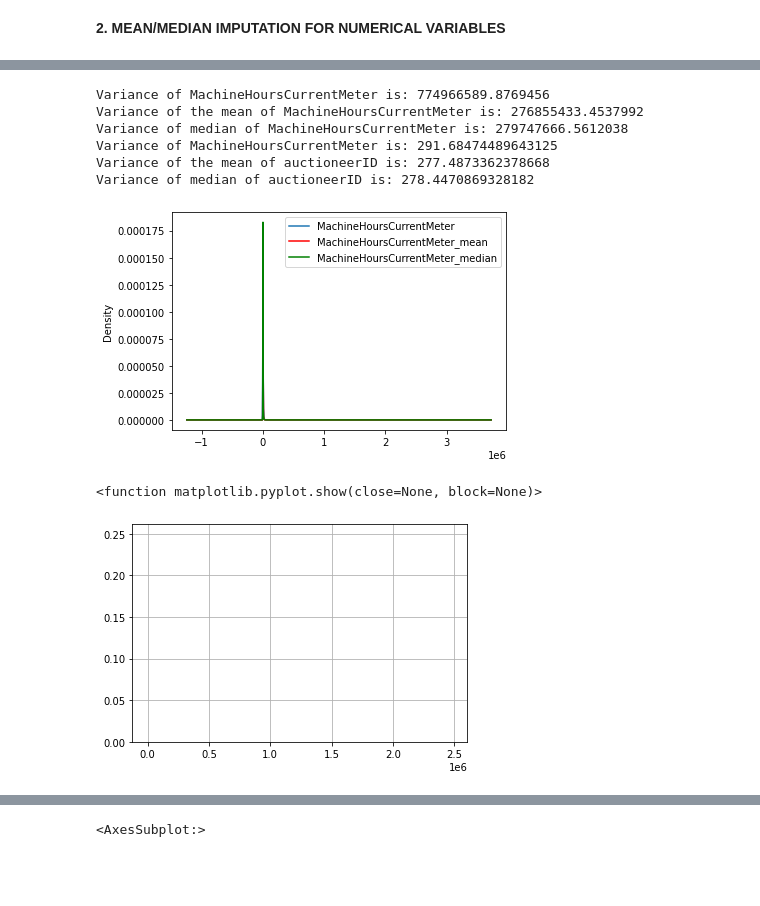
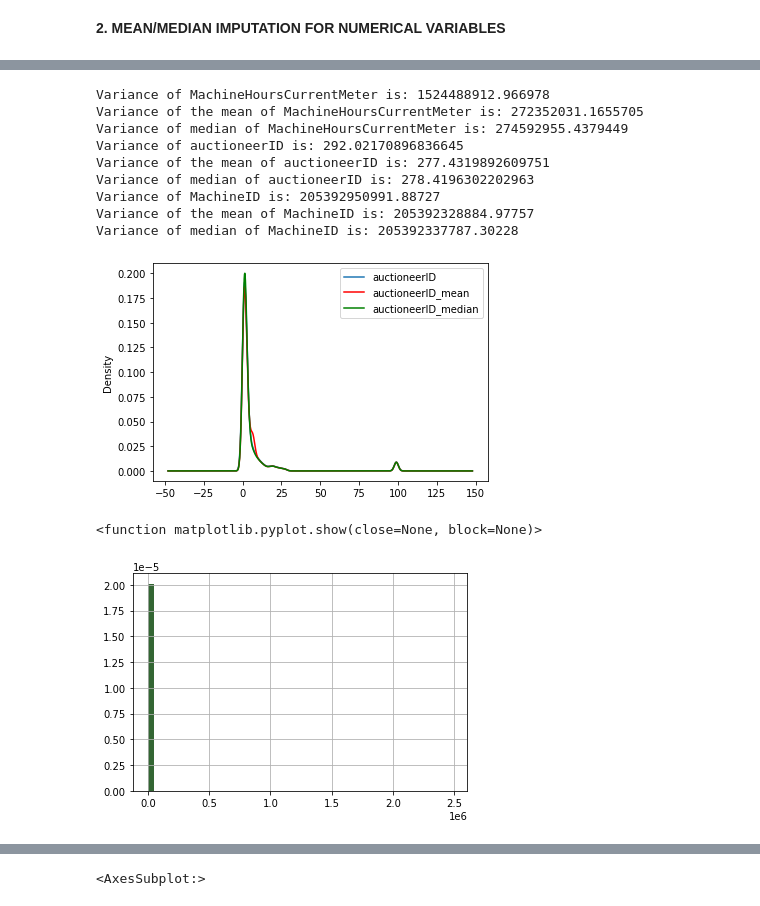
Before and after one commit to TROISTROIS/BLUE-BOOK-FOR-BULLDOZERS, a Jupyter notebook: blue-book-for-bulldozers.ipynb, the cells around one changed output, grey strips where cells are left out. Drawn from its saved outputs; the diff is of its cells as text; code cells hidden in the pictures; blank space fills up the shorter version.

```diff
--- a/blue-book-for-bulldozers.ipynb
+++ b/blue-book-for-bulldozers.ipynb
@@ -113,6 +113,11 @@ print("There are",len(nums),"numerical variables")
 # %% [output]
 ['SalesID', 'SalePrice', 'MachineID', 'ModelID', 'datasource', 'auctioneerID', 'YearMade', 'MachineHoursCurrentMeter']
 There are 8 numerical variables
+# %%
+# replacing zero values as missing
+df['MachineID'].replace(0, np.NaN, inplace = True)
+df['auctioneerID'].replace(0, np.NaN, inplace = True)
+df['MachineHoursCurrentMeter'].replace(0, np.NaN, inplace = True)
 # %%
 # categorical variables
 cats=df.describe(include=["O"]).T
@@ -543,6 +547,14 @@ MachineHoursCurrentMeter_median = XTrain['MachineHoursCurrentMeter'].median()
 XTrain['MachineHoursCurrentMeter_mean'] = XTrain['MachineHoursCurrentMeter'].fillna(MachineHoursCurrentMeter_mean)
 # median imputation
 XTrain['MachineHoursCurrentMeter_median'] = XTrain['MachineHoursCurrentMeter'].fillna(MachineHoursCurrentMeter_median)
+# %%
+# mean and median imputation on auctioneer ID
+MachineID_mean=XTrain['MachineID'].mean()
+MachineID_median=XTrain['MachineID'].median()
+# mean imputation
+XTrain['MachineID_mean'] = XTrain['MachineID'].fillna(MachineID_mean)
+# median imputation
+XTrain['MachineID_median'] = XTrain['MachineID'].fillna(MachineID_median)
 # %%
 XTrain.sample(10)
 # %% [output]
@@ -563,42 +575,49 @@ print("Variance of MachineHoursCurrentMeter is:", XTrain['MachineHoursCurrentMet
 print("Variance of the mean of MachineHoursCurrentMeter is:", XTrain['MachineHoursCurrentMeter_mean'].var())
 print("Variance of median of MachineHoursCurrentMeter is:", XTrain['MachineHoursCurrentMeter_median'].var())
 
-print("Variance of MachineHoursCurrentMeter is:", XTrain['auctioneerID'].var())
+print("Variance of auctioneerID is:", XTrain['auctioneerID'].var())
 print("Variance of the mean of auctioneerID is:", XTrain['auctioneerID_mean'].var())
 print("Variance of median of auctioneerID is:", XTrain['auctioneerID_median'].var())
+
+print("Variance of MachineID is:", XTrain['MachineID'].var())
+print("Variance of the mean of MachineID is:", XTrain['MachineID_mean'].var())
+print("Variance of median of MachineID is:", XTrain['MachineID_median'].var())
 # %% [output]
-Variance of MachineHoursCurrentMeter is: 774966589.8769456
-Variance of the mean of MachineHoursCurrentMeter is: 276855433.4537992
-Variance of median of MachineHoursCurrentMeter is: 279747666.5612038
-Variance of MachineHoursCurrentMeter is: 291.68474489643125
-Variance of the mean of auctioneerID is: 277.4873362378668
-Variance of median of auctioneerID is: 278.4470869328182
+Variance of MachineHoursCurrentMeter is: 1524488912.966978
+Variance of the mean of MachineHoursCurrentMeter is: 272352031.1655705
+Variance of median of MachineHoursCurrentMeter is: 274592955.4379449
+Variance of auctioneerID is: 292.02170896836645
+Variance of the mean of auctioneerID is: 277.4319892609751
+Variance of median of auctioneerID is: 278.4196302202963
+Variance of MachineID is: 205392950991.88727
+Variance of the mean of MachineID is: 205392328884.97757
+Variance of median of MachineID is: 205392337787.30228
 # %%
 # check for change in distribution
 fig = plt.figure()
 ax = fig.add_subplot(111)
-XTrain["MachineHoursCurrentMeter"].plot(kind='kde',ax=ax)
-XTrain['MachineHoursCurrentMeter_mean'].plot(kind='kde',ax=ax,color = 'red')
-XTrain['MachineHoursCurrentMeter_median'].plot(kind='kde',ax=ax,color='green')
+XTrain["auctioneerID"].plot(kind='kde',ax=ax)
+XTrain['auctioneerID_mean'].plot(kind='kde',ax=ax,color = 'red')
+XTrain['auctioneerID_median'].plot(kind='kde',ax=ax,color='green')
 
 lines,labels = ax.get_legend_handles_labels()
 ax.legend(lines,labels,loc='best')
 plt.show()
 # %% [output]
-[figure, old version]
+[figure, new version]
 # %%
 # check for changes in the distribution for numerical variables
 fig = plt.figure()
 ax = fig.add_subplot(111)
 # original data
-XTrain['auctioneerID'].hist(bins=50,ax=ax,density = True, color='red')
+XTrain['MachineHoursCurrentMeter'].hist(bins=50,ax=ax,density = True, color='red')
+# data after imputing
 XTrain['MachineHoursCurrentMeter_mean'].hist(bins=50,ax=ax,density = True, color='magenta')
-# data after cca
 XTrain['MachineHoursCurrentMeter_median'].hist(bins=50,ax=ax,color='green',density=True,alpha=0.8)
 plt.show
 # %% [output]
 <function matplotlib.pyplot.show(close=None, block=None)>
-[figure, old version]
+[figure, new version]
 # %%
 # ideally we would want the variance the variance not disturbed
 # more change , change in covariance with other variables
```
Also changed, not shown: parts of 31 cells of this notebook.
